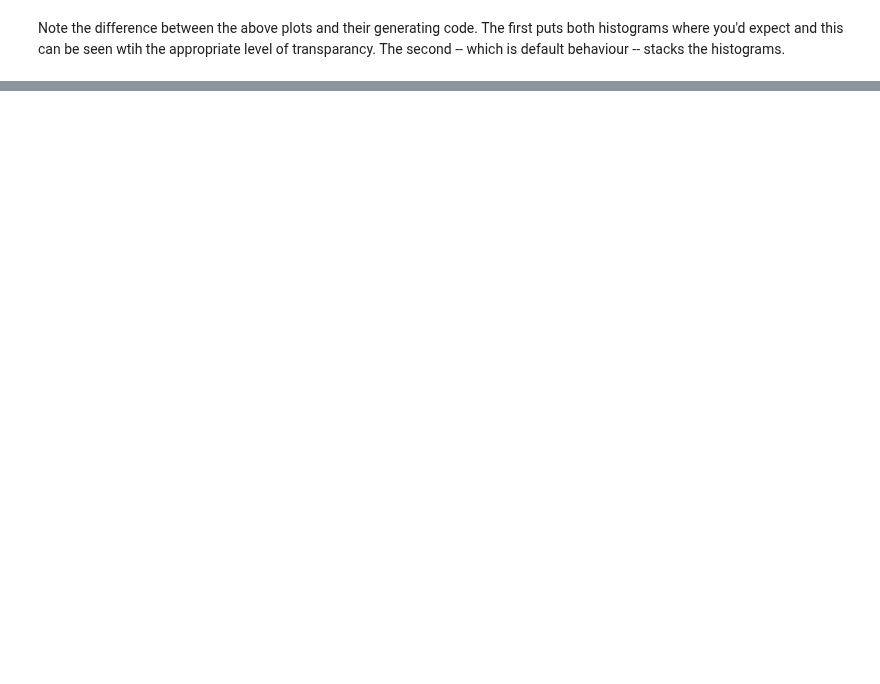
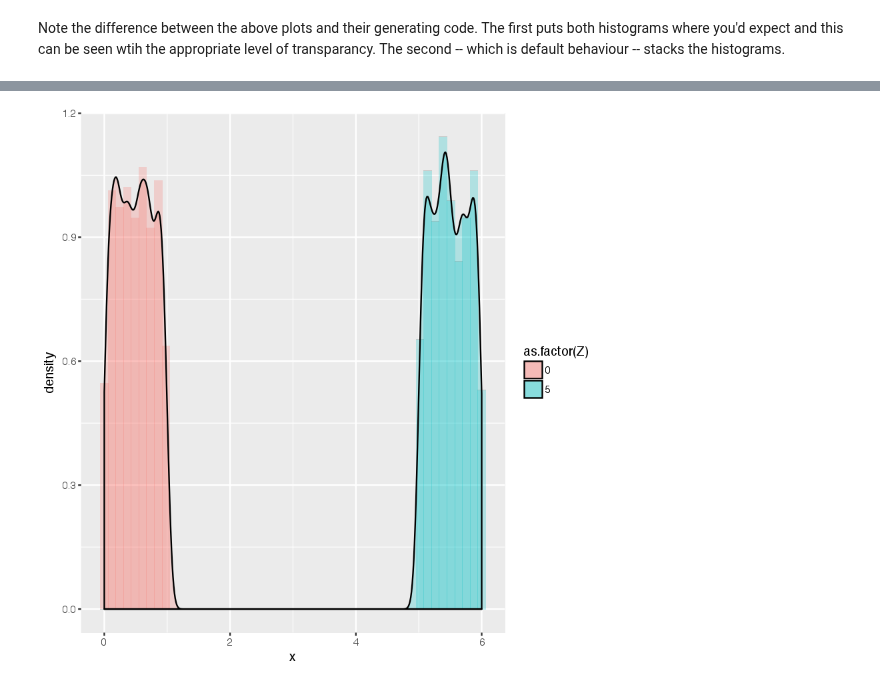
Before and after one commit to gkiar/happy-plotter, a Jupyter notebook: R/histograms/Histograms.ipynb, the cells around one changed output, grey strips where cells are left out. Saved outputs shown, nothing was run; the diff lists cells and outputs as text; code cells hidden in the pictures; blank space fills up the shorter version.

Commit message:
@gkiar, histogram with density.

```diff
--- a/R/histograms/Histograms.ipynb
+++ b/R/histograms/Histograms.ipynb
@@ -31,0 +39,3 @@ The second -- which is default behaviour -- stacks the histograms.
+# %%
+Z <- c(rep(0,1000), rep(5,1000))
+X <- data.frame(x = runif(length(Z),0 + Z,1 + Z), z = Z)
@@ -31,0 +50,5 @@ The second -- which is default behaviour -- stacks the histograms.
+# %%
+g <- ggplot(data = X, aes(x = x, fill = as.factor(Z)))
+g + geom_histogram(aes(y = ..density..), bins = 50, alpha = 0.25) + geom_density(alpha = 0.25)
+# %% [output]
+[figure, added]
```
Also changed, not shown: parts of 4 cells of this notebook.
